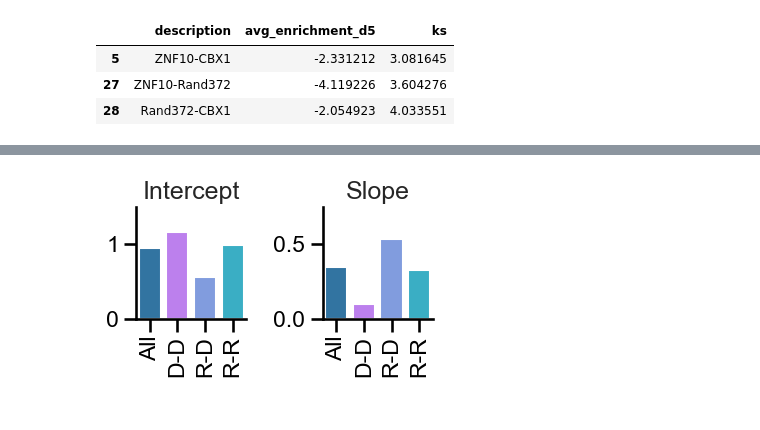
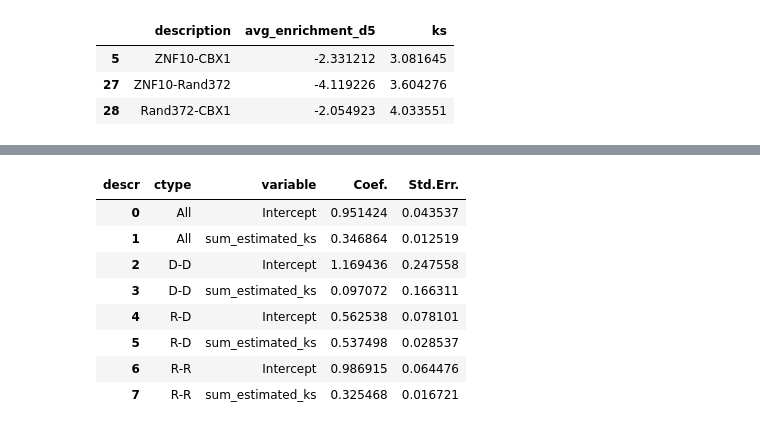
Before and after one commit to axmukund/corecruit_mukund22, a Jupyter notebook: fig_3/05_repressor_sigmoid/Comparing Screen Scores to Frac. Off.ipynb, the cells around one changed output, grey strips where cells are left out. Cells and saved outputs as stored; diff of their text form; code cells hidden in the pictures.

```diff
--- a/fig_3/05_repressor_sigmoid/Comparing Screen Scores to Frac. Off.ipynb
+++ b/fig_3/05_repressor_sigmoid/Comparing Screen Scores to Frac. Off.ipynb
@@ -821,60 +781,37 @@ from statsmodels.formula.api import ols
 # %%
 def get_fmodel(ct):
     if ct != "All":
         fmodel = ols(
             "combo_estimated_ks ~ sum_estimated_ks", data=rddf[rddf["comp_type"] == ct]
         ).fit()
     else:
         fmodel = ols("combo_estimated_ks ~ sum_estimated_ks", data=rddf).fit()
     fdf = fmodel.summary2().tables[1].reset_index()
     fdf["ctype"] = ct
     fdf["variable"] = fdf["index"]
     fdf = fdf[["variable", "Coef.", "Std.Err.", "ctype"]]
     return fdf
 
 
 model_df = pd.concat([get_fmodel(ct) for ct in ["All", "R-R", "R-D", "D-D"]])
 model_df = (
     model_df.melt(
         id_vars=["ctype", "variable"],
         value_vars=["Coef.", "Std.Err."],
         var_name="descr",
     )
     .pivot(index=["ctype", "variable"], columns="descr", values="value")
     .reset_index()
 )
-
-fig, ax = plt.subplots(1, 2, figsize=(4, 2.5))
-sns.barplot(
-    data=model_df[model_df["variable"] == "Intercept"],
-    x="ctype",
-    y="Coef.",
-    palette=["tab:blue", "#be6eff", "#7196ed", "#23bedb"],
-    ax=ax[0],
-)
-sns.barplot(
-    data=model_df[model_df["variable"] == "sum_estimated_ks"],
-    x="ctype",
-    y="Coef.",
-    palette=["tab:blue", "#be6eff", "#7196ed", "#23bedb"],
-    ax=ax[1],
-)
-
-for a in ax.flat:
-    a.set_xlabel("")
-    a.set_ylabel("")
-    for t in a.get_xticklabels():
-        t.set_rotation(90)
-
-ax[0].set_title("Intercept")
-ax[0].set_ylim(0, 1.5)
-ax[1].set_title("Slope")
-ax[1].set_ylim(0, 0.75)
-
-
-sns.despine()
-plt.tight_layout()
-
-plt.savefig("./repr_ks_scatter_fits_ols.pdf", bbox_inches="tight")
+model_df["ctype"] = pd.Categorical(model_df["ctype"], ["All", "R-R", "R-D", "D-D"])
+model_df
 # %% [output]
-[figure, removed]
+| descr | ctype | variable | Coef. | Std.Err. |
+| 0 | All | Intercept | 0.951424 | 0.043537 |
+| 1 | All | sum_estimated_ks | 0.346864 | 0.012519 |
+| 2 | D-D | Intercept | 1.169436 | 0.247558 |
+| 3 | D-D | sum_estimated_ks | 0.097072 | 0.166311 |
+| 4 | R-D | Intercept | 0.562538 | 0.078101 |
+| 5 | R-D | sum_estimated_ks | 0.537498 | 0.028537 |
+| 6 | R-R | Intercept | 0.986915 | 0.064476 |
+| 7 | R-R | sum_estimated_ks | 0.325468 | 0.016721 |
```
Also changed, not shown: parts of 5 cells of this notebook, 5 other files.
